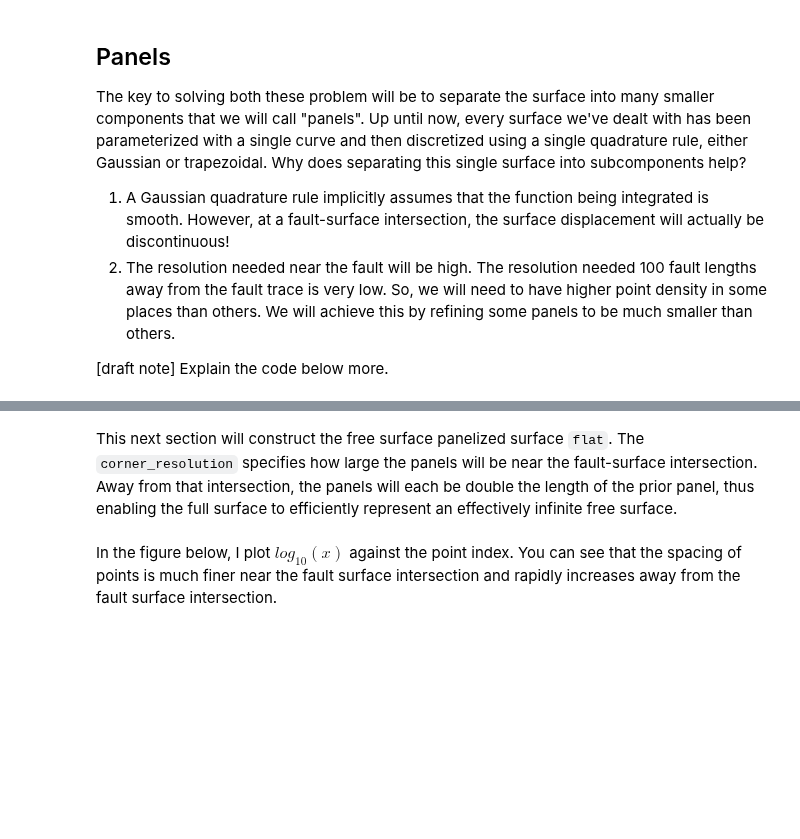
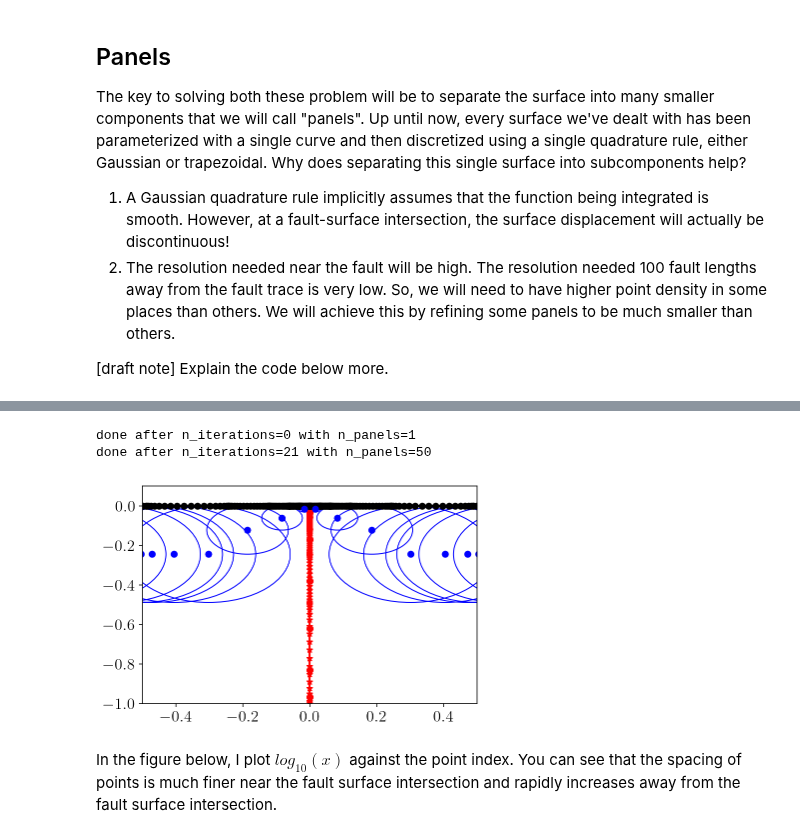
Before and after one commit to tbenthompson/tectosaur2, a Jupyter notebook: c1qbx/part4_surface_intersection.ipynb, the cells around one changed output, grey strips where cells are left out. Cells and saved outputs as stored; diff of their text form; code cells hidden in the pictures; blank space fills up the shorter version.

```diff
--- a/c1qbx/part4_surface_intersection.ipynb
+++ b/c1qbx/part4_surface_intersection.ipynb
@@ -43,2 +150,0 @@ import_and_display_fnc('common', 'build_panel_interp_matrix')
-# %% [markdown]
-This next section will construct the free surface panelized surface `flat`. The `corner_resolution` specifies how large the panels will be near the fault-surface intersection. Away from that intersection, the panels will each be double the length of the prior panel, thus enabling the full surface to efficiently represent an effectively infinite free surface.
@@ -78,3 +151,36 @@ Im_flat = build_panel_interp_matrix(flat, flat_interp)
+# %%
+corner_resolution = 0.5
+surf_half_L = 2000
+
+qx, qw = gauss_rule(6)
+t = sp.var("t")
+
+
+control_points = np.array([(0, 0, 2, corner_resolution)])
+fault = stage1_refine((t, t * 0, (t + 1) * -0.5), (qx, qw))
+flat = stage1_refine(
+    (t, -t * surf_half_L, 0 * t), (qx, qw), other_surfaces=[fault], control_points=control_points
+)
+expansions = qbx_panel_setup(flat, other_surfaces=[fault], direction=1, p=10)
+fault_stage2, fault_interp_mat = stage2_refine(fault, expansions)
+flat_stage2, flat_interp_mat = stage2_refine(flat, expansions)
+# %% [output]
+done after n_iterations=0 with n_panels=1
+done after n_iterations=21 with n_panels=50
+# %%
+%matplotlib inline
+plt.figure()
+plt.plot(fault.pts[:,0], fault.pts[:,1], 'r-o')
+plt.plot(fault_stage2.pts[:,0], fault_stage2.pts[:,1], 'r*')
+plt.plot(flat_stage2.pts[:,0], flat_stage2.pts[:,1], 'k-o')
+plt.plot(expansions.pts[:,0], expansions.pts[:,1], 'bo')
+for i in range(expansions.N):
+    plt.gca().add_patch(plt.Circle(expansions.pts[i], expansions.r[i], color='b', fill=False))
+plt.xlim([-0.5,0.5])
+plt.ylim([-1, 0.1])
+plt.show()
+# %% [output]
+[figure, added]
 # %% [markdown]
 In the figure below, I plot $log_{10}(x)$ against the point index. You can see that the spacing of points is much finer near the fault surface intersection and rapidly increases away from the fault surface intersection.
 # %%
```
Also changed, not shown: parts of 19 cells of this notebook, 3 other files.
